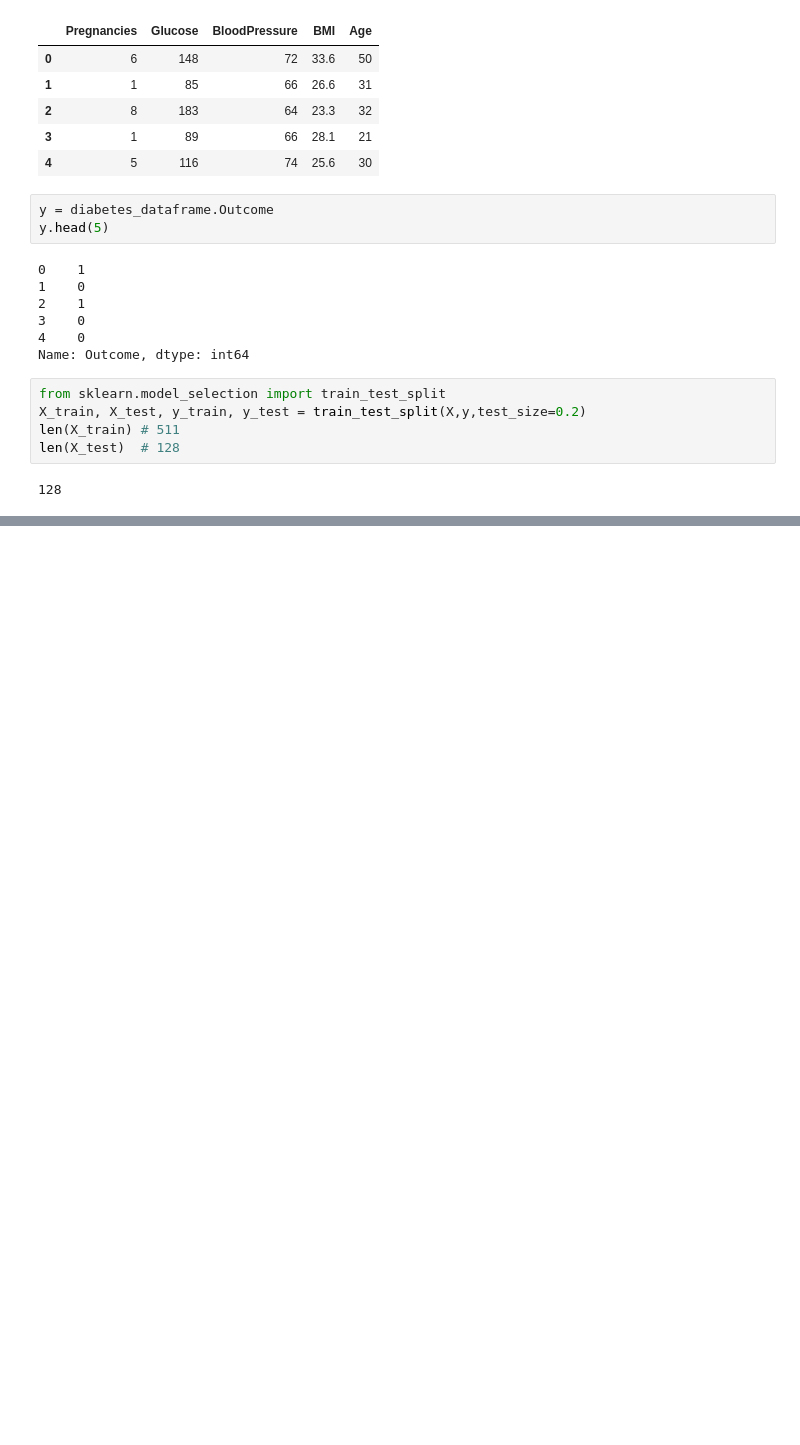
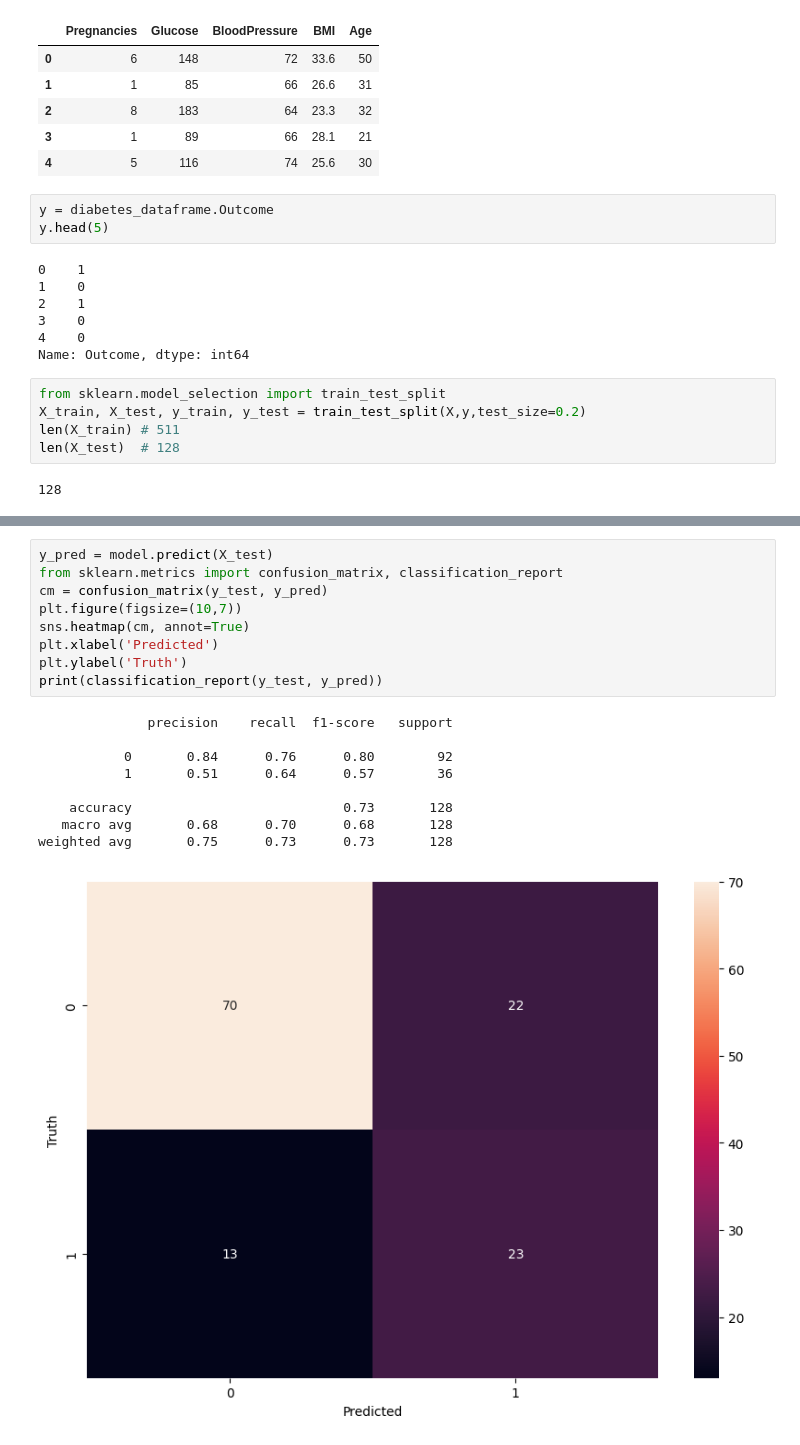
Before and after one commit to Babun001/Diabetes-Prediction-using-Machine-Learning, a Jupyter notebook: DM_SVM.ipynb, the cells around one changed output, grey strips where cells are left out. Cells and saved outputs as stored; diff of their text form; blank space fills up the shorter version.

```diff
--- a/DM_SVM.ipynb
+++ b/DM_SVM.ipynb
@@ -119,0 +120,19 @@ model.score(X_test,y_test)
+# %%
+y_pred = model.predict(X_test)
+from sklearn.metrics import confusion_matrix, classification_report
+cm = confusion_matrix(y_test, y_pred)
+plt.figure(figsize=(10,7))
+sns.heatmap(cm, annot=True)
+plt.xlabel('Predicted')
+plt.ylabel('Truth')
+print(classification_report(y_test, y_pred))
+# %% [output]
+              precision    recall  f1-score   support
+
+           0       0.84      0.76      0.80        92
+           1       0.51      0.64      0.57        36
+
+    accuracy                           0.73       128
+   macro avg       0.68      0.70      0.68       128
+weighted avg       0.75      0.73      0.73       128
+[figure, added]
```
Also changed, not shown: parts of 2 cells of this notebook, 4 other files.
